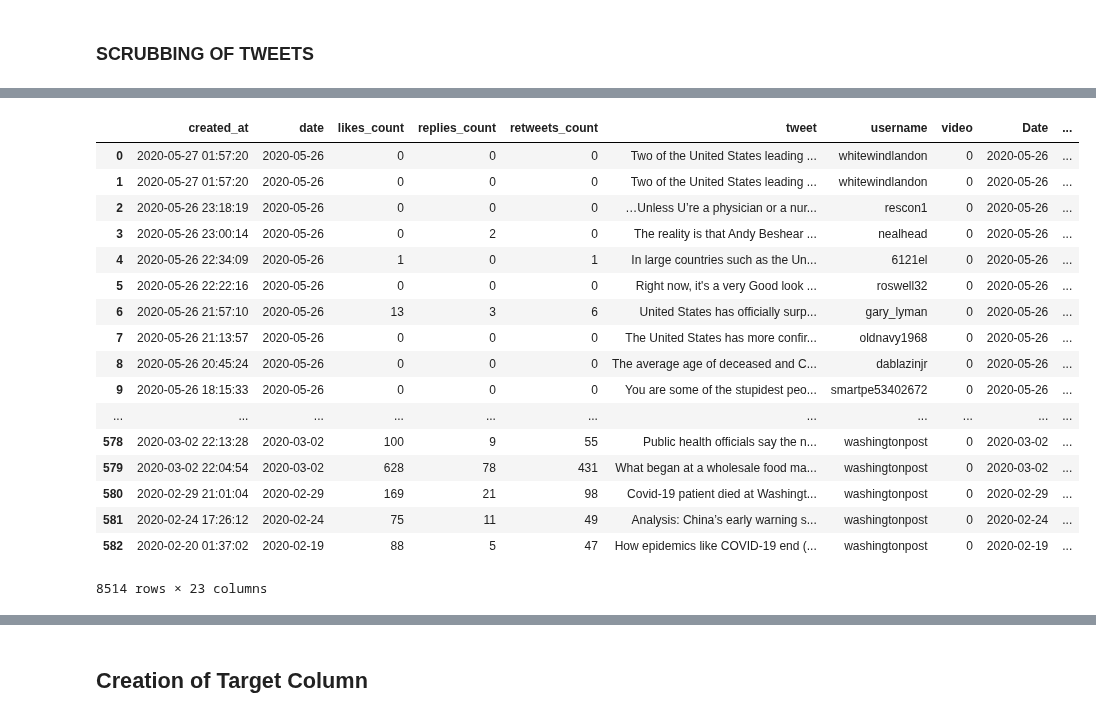
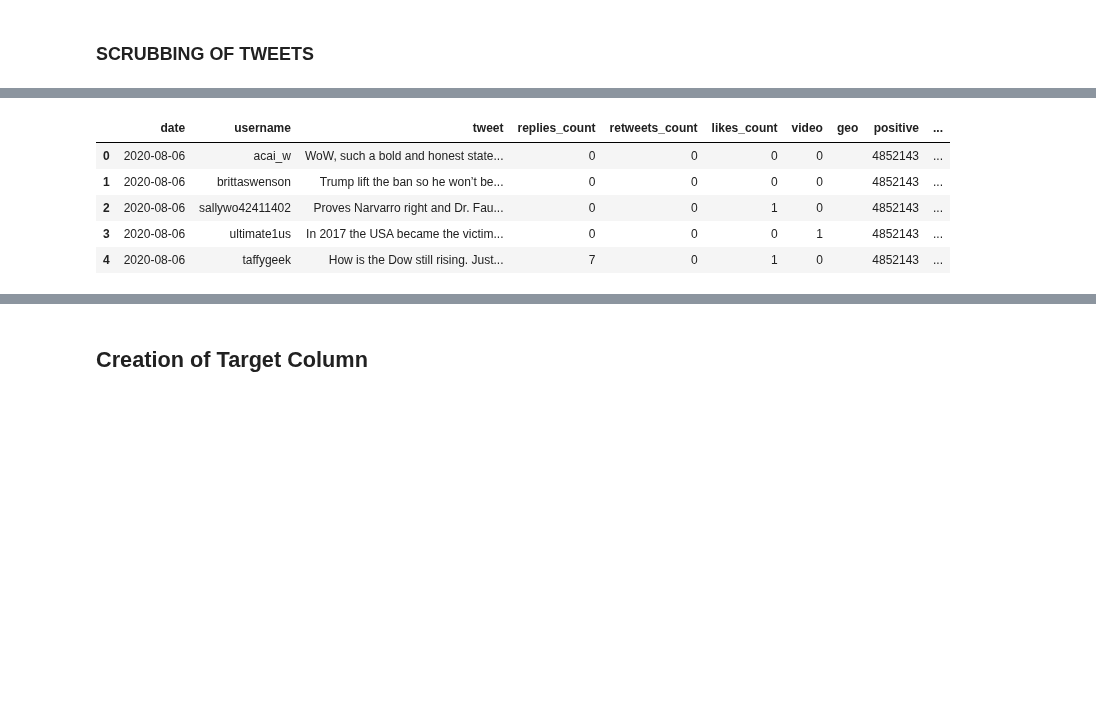
Before and after one commit to jdsmithwes/Capstone-Project, a Jupyter notebook: Dataset_creation_notebook.ipynb, the cells around one changed output, grey strips where cells are left out. Drawn from its saved outputs; the diff is of its cells as text; code cells hidden in the pictures; blank space fills up the shorter version.

```diff
--- a/Dataset_creation_notebook.ipynb
+++ b/Dataset_creation_notebook.ipynb
@@ -196,5 +71,0 @@ Baseline_tweets_case_data.head()
-# %%
-#Tweet dataframes combined
-
-Master_Tweet_df = pd.concat([All_Covid_tweets_case_data,Trump_Covid_tweets_case_data,Cuomo_Covid_tweets_case_data,Baseline_tweets_case_data])
-#Master_Tweet_df.to_csv('raw_tweet_data.csv')
@@ -217,0 +72,4 @@ state_case_df.reset_index(drop=True,inplace=True)
+# %%
+#merging the two datasets for all Covid data in one place
+Master_Tweet_dataset = pd.merge(Master_Tweet_df,covid_data,on='date')
+Master_Tweet_dataset.head()
@@ -218,7 +86,7 @@ state_case_df.reset_index(drop=True,inplace=True)
 # %%
 #dropping unnecessary columns
 
-Master_Tweet_df = Master_Tweet_df.drop(['cashtags', 'conversation_id','geo', 'hashtags',
+Master_Tweet_dataset = Master_Tweet_dataset.drop(['cashtags', 'conversation_id', 'hashtags',
        'id','link', 'mentions', 'name', 'near', 'photos',
        'place', 'quote_url','reply_to', 'retweet',
        'retweet_date', 'retweet_id','source', 'time',
@@ -240,5 +107,5 @@ Index(['created_at', 'date', 'likes_count', 'replies_count', 'retweets_count',
       dtype='object')
 # %%
-#Master_Tweet_df=Master_Tweet_df.drop('date',axis=1)
+Master_Tweet_dataset=Master_Tweet_dataset.drop('created_at',axis=1)
 Master_Tweet_df.head()
 # %% [output]
@@ -251,29 +119,19 @@ Master_Tweet_df.head()
 # %%
-tf.word_count(Master_Tweet_df,"tweet",'word_count')
-tf.avg_word_length(Master_Tweet_df,'tweet','avg_word_length')
-tf.stopwords_count(Master_Tweet_df,'tweet','stopwords_count')
-tf.char_count(Master_Tweet_df,'tweet','char_count')
-tf.stopwords(Master_Tweet_df,'tweet','stopwords')
-tf.clean(Master_Tweet_df,'tweet','clean_text')
+#Using textfeatures library for some text preprocessing
+tf.word_count(Master_Tweet_dataset,"tweet",'word_count')
+tf.avg_word_length(Master_Tweet_dataset,'tweet','avg_word_length')
+tf.stopwords_count(Master_Tweet_dataset,'tweet','stopwords_count')
+tf.char_count(Master_Tweet_dataset,'tweet','char_count')
+tf.stopwords(Master_Tweet_dataset,'tweet','stopwords')
+tf.clean(Master_Tweet_dataset,'tweet','clean_text')
+Master_Tweet_dataset.head()
 # %% [output]
-|  | created_at | date | likes_count | replies_count | retweets_count | tweet | username | video | Date | ... |
-| 0 | 2020-05-27 01:57:20 | 2020-05-26 | 0 | 0 | 0 | Two of the United States leading ... | whitewindlandon | 0 | 2020-05-26 | ... |
-| 1 | 2020-05-27 01:57:20 | 2020-05-26 | 0 | 0 | 0 | Two of the United States leading ... | whitewindlandon | 0 | 2020-05-26 | ... |
-| 2 | 2020-05-26 23:18:19 | 2020-05-26 | 0 | 0 | 0 | …Unless U’re a physician or a nur... | rescon1 | 0 | 2020-05-26 | ... |
-| 3 | 2020-05-26 23:00:14 | 2020-05-26 | 0 | 2 | 0 | The reality is that Andy Beshear ... | nealhead | 0 | 2020-05-26 | ... |
-| 4 | 2020-05-26 22:34:09 | 2020-05-26 | 1 | 0 | 1 | In large countries such as the Un... | 6121el | 0 | 2020-05-26 | ... |
-| 5 | 2020-05-26 22:22:16 | 2020-05-26 | 0 | 0 | 0 | Right now, it's a very Good look ... | roswell32 | 0 | 2020-05-26 | ... |
-| 6 | 2020-05-26 21:57:10 | 2020-05-26 | 13 | 3 | 6 | United States has officially surp... | gary_lyman | 0 | 2020-05-26 | ... |
-| 7 | 2020-05-26 21:13:57 | 2020-05-26 | 0 | 0 | 0 | The United States has more confir... | oldnavy1968 | 0 | 2020-05-26 | ... |
-| 8 | 2020-05-26 20:45:24 | 2020-05-26 | 0 | 0 | 0 | The average age of deceased and C... | dablazinjr | 0 | 2020-05-26 | ... |
-| 9 | 2020-05-26 18:15:33 | 2020-05-26 | 0 | 0 | 0 | You are some of the stupidest peo... | smartpe53402672 | 0 | 2020-05-26 | ... |
-| ... | ... | ... | ... | ... | ... | ... | ... | ... | ... | ... |
-| 578 | 2020-03-02 22:13:28 | 2020-03-02 | 100 | 9 | 55 | Public health officials say the n... | washingtonpost | 0 | 2020-03-02 | ... |
-| 579 | 2020-03-02 22:04:54 | 2020-03-02 | 628 | 78 | 431 | What began at a wholesale food ma... | washingtonpost | 0 | 2020-03-02 | ... |
-| 580 | 2020-02-29 21:01:04 | 2020-02-29 | 169 | 21 | 98 | Covid-19 patient died at Washingt... | washingtonpost | 0 | 2020-02-29 | ... |
-| 581 | 2020-02-24 17:26:12 | 2020-02-24 | 75 | 11 | 49 | Analysis: China’s early warning s... | washingtonpost | 0 | 2020-02-24 | ... |
-| 582 | 2020-02-20 01:37:02 | 2020-02-19 | 88 | 5 | 47 | How epidemics like COVID-19 end (... | washingtonpost | 0 | 2020-02-19 | ... |
+|  | date | username | tweet | replies_count | retweets_count | likes_count | video | geo | positive | ... |
+| 0 | 2020-08-06 | acai_w | WoW, such a bold and honest state... | 0 | 0 | 0 | 0 |  | 4852143 | ... |
+| 1 | 2020-08-06 | brittaswenson | Trump lift the ban so he won’t be... | 0 | 0 | 0 | 0 |  | 4852143 | ... |
+| 2 | 2020-08-06 | sallywo42411402 | Proves Narvarro right and Dr. Fau... | 0 | 0 | 1 | 0 |  | 4852143 | ... |
+| 3 | 2020-08-06 | ultimate1us | In 2017 the USA became the victim... | 0 | 0 | 0 | 1 |  | 4852143 | ... |
+| 4 | 2020-08-06 | taffygeek | How is the Dow still rising. Just... | 7 | 0 | 1 | 0 |  | 4852143 | ... |
-8514 rows × 23 columns
 # %%
 #Removing stopwords and punctuation
 
```
Also changed, not shown: parts of 50 cells of this notebook, 17 other files.
